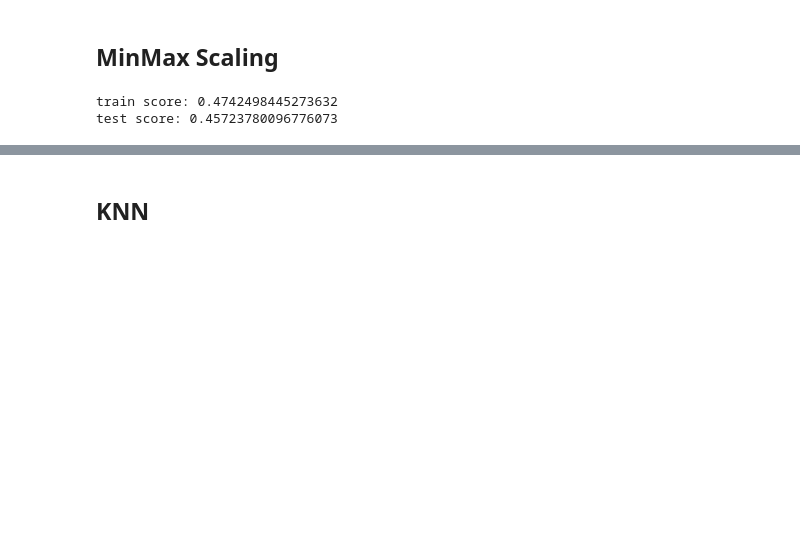
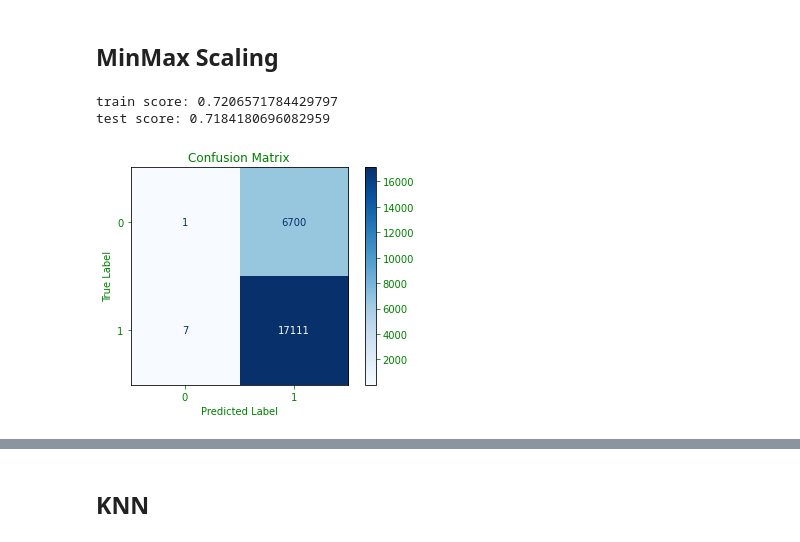
Before and after one commit to dundurlunka/ml-grand-slam, a Jupyter notebook: ml_grand_slam.ipynb, the cells around one changed output, grey strips where cells are left out. Drawn from its saved outputs; the diff is of its cells as text; code cells hidden in the pictures; blank space fills up the shorter version.

```diff
--- a/ml_grand_slam.ipynb
+++ b/ml_grand_slam.ipynb
@@ -234,7 +237,7 @@ scaler.fit(encoded_X)
 scaled_encoded_X_train = scaler.transform(X_train)
 scaled_encoded_X_test = scaler.transform(X_test)
 
-regression = LogisticRegression(C=100, max_iter=100000, multi_class='multinomial', solver='newton-cg').fit(scaled_encoded_X_train, y_train)
+regression = LogisticRegression(C=20, max_iter=10000).fit(scaled_encoded_X_train, y_train)
 
 train_score = regression.score(scaled_encoded_X_train, y_train)
 test_score = regression.score(scaled_encoded_X_test, y_test)
@@ -242,5 +245,22 @@ test_score = regression.score(scaled_encoded_X_test, y_test)
 print(f'train score: {train_score}')
 print(f'test score: {test_score}')
 # %% [output]
-train score: 0.4742498445273632
-test score: 0.45723780096776073
+train score: 0.7206571784429797
+test score: 0.7184180696082959
+# %%
+regression.fit(X_train, y_train)
+y_pred = regression.predict(X_test)
+# %%
+import matplotlib.pyplot as plt
+from sklearn.metrics import plot_confusion_matrix
+
+color = 'green'
+matrix = plot_confusion_matrix(regression, X_test, y_test, cmap=plt.cm.Blues)
+matrix.ax_.set_title('Confusion Matrix', color=color)
+plt.xlabel('Predicted Label', color=color)
+plt.ylabel('True Label', color=color)
+plt.gcf().axes[0].tick_params(colors=color)
+plt.gcf().axes[1].tick_params(colors=color)
+plt.show()
+# %% [output]
+[figure, added]
```
Also changed, not shown: parts of 12 cells of this notebook.
